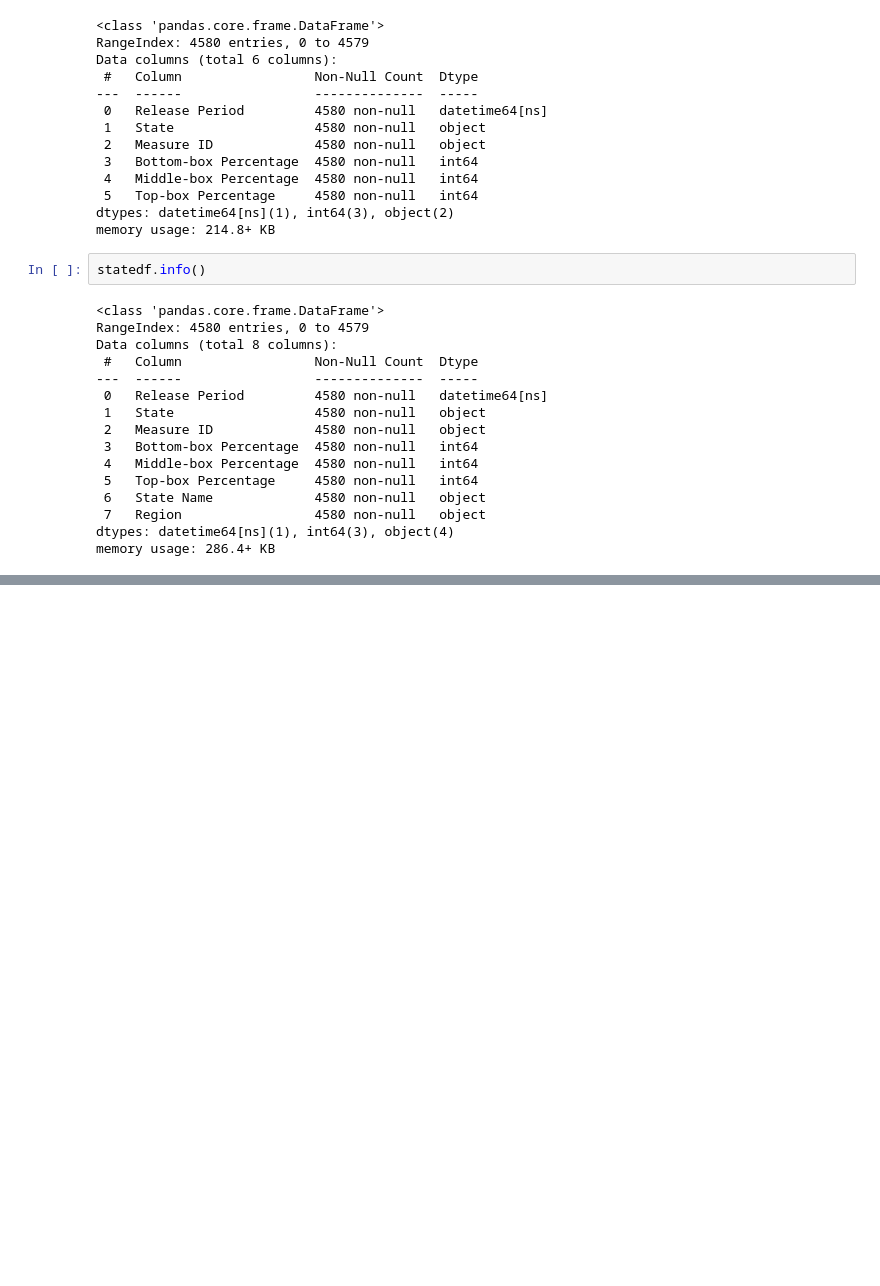
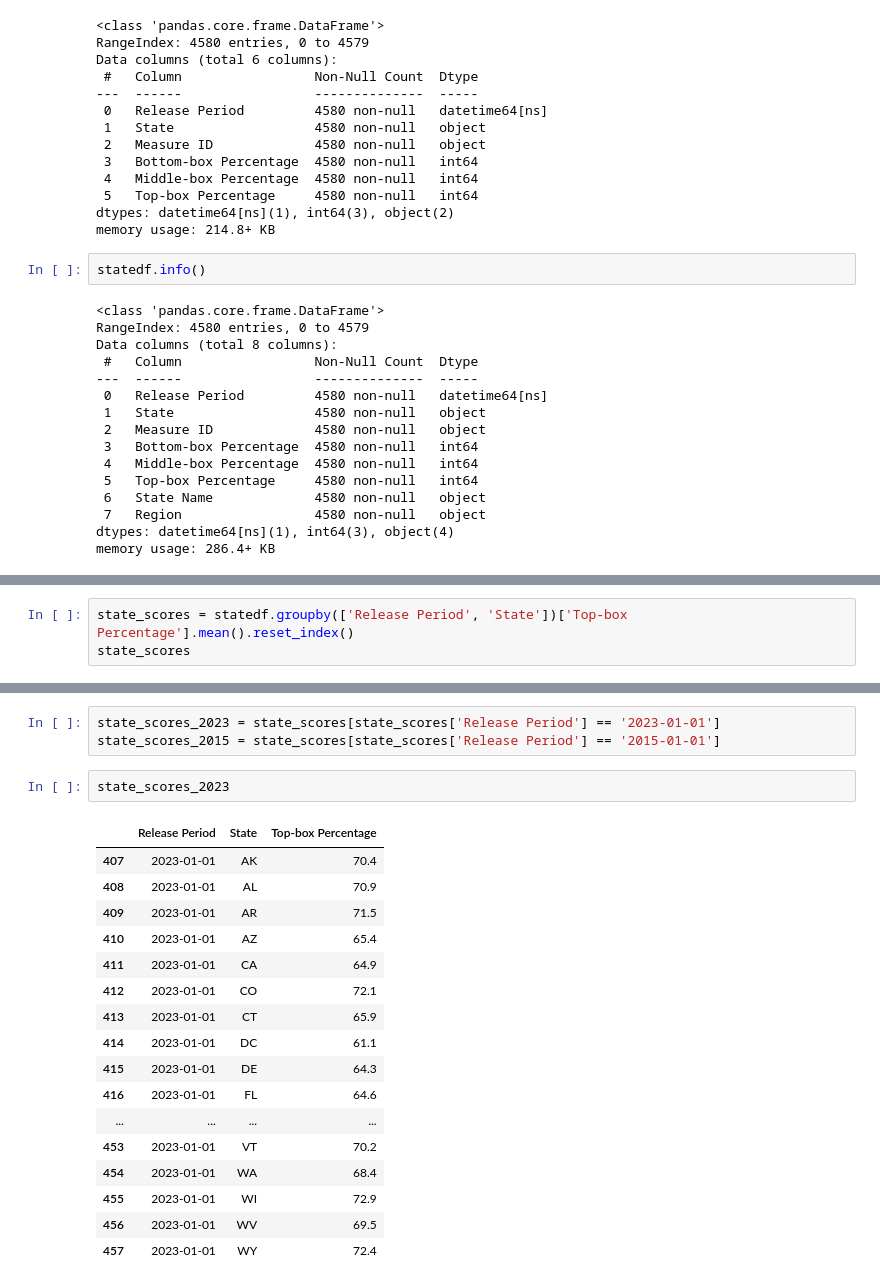
Before and after one commit to andyguo0228/maven_healthcare, a Jupyter notebook: maven_healthcare.ipynb, the cells around one changed output, grey strips where cells are left out. Saved outputs shown, nothing was run; the diff lists cells and outputs as text; blank space fills up the shorter version.

```diff
--- a/maven_healthcare.ipynb
+++ b/maven_healthcare.ipynb
@@ -189,0 +174,3 @@ Name: count, dtype: int64
+# %%
+state_scores = statedf.groupby(['Release Period', 'State'])['Top-box Percentage'].mean().reset_index()
+state_scores
@@ -189,0 +191,23 @@ Name: count, dtype: int64
+# %%
+state_scores_2023 = state_scores[state_scores['Release Period'] == '2023-01-01']
+state_scores_2015 = state_scores[state_scores['Release Period'] == '2015-01-01']
+# %%
+state_scores_2023
+# %% [output]
+|  | Release Period | State | Top-box Percentage |
+| 407 | 2023-01-01 | AK | 70.4 |
+| 408 | 2023-01-01 | AL | 70.9 |
+| 409 | 2023-01-01 | AR | 71.5 |
+| 410 | 2023-01-01 | AZ | 65.4 |
+| 411 | 2023-01-01 | CA | 64.9 |
+| 412 | 2023-01-01 | CO | 72.1 |
+| 413 | 2023-01-01 | CT | 65.9 |
+| 414 | 2023-01-01 | DC | 61.1 |
+| 415 | 2023-01-01 | DE | 64.3 |
+| 416 | 2023-01-01 | FL | 64.6 |
+| ... | ... | ... | ... |
+| 453 | 2023-01-01 | VT | 70.2 |
+| 454 | 2023-01-01 | WA | 68.4 |
+| 455 | 2023-01-01 | WI | 72.9 |
+| 456 | 2023-01-01 | WV | 69.5 |
+| 457 | 2023-01-01 | WY | 72.4 |
```
Also changed, not shown: parts of 20 cells of this notebook, 1 other file.
